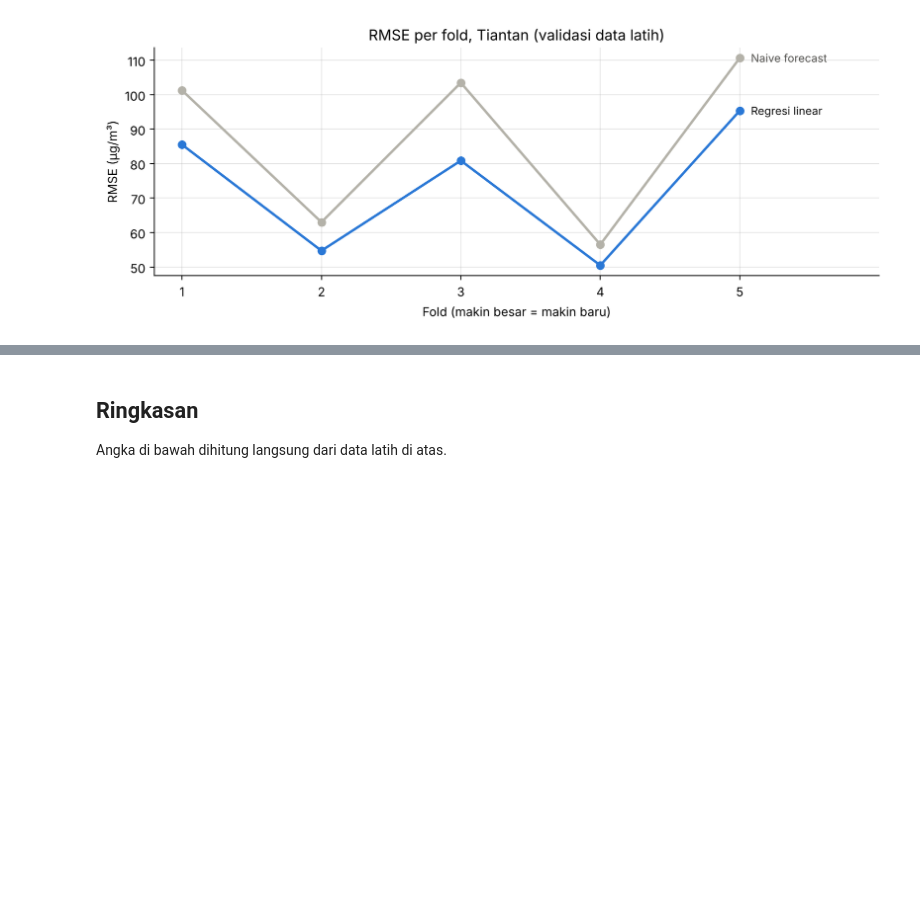
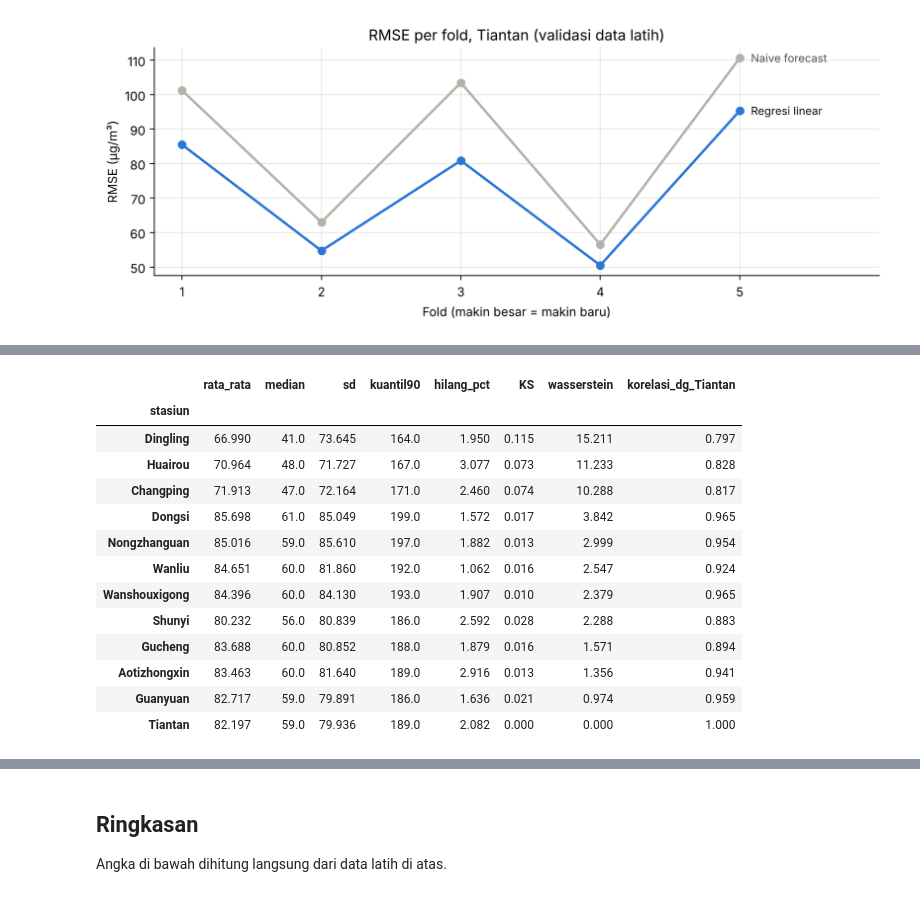
Before and after one commit to LippyyDev/Tugas-Machine-Learning-PM25-Beijing, a Jupyter notebook: Notebook/Tahap 2 EDA dan Praproses.ipynb, the cells around one changed output, grey strips where cells are left out. Drawn from its saved outputs; the diff is of its cells as text; code cells hidden in the pictures; blank space fills up the shorter version.

Commit message:
Pindahkan analisis forward fill dan stasiun uji ke notebook

```diff
--- a/Notebook/Tahap 2 EDA dan Praproses.ipynb
+++ b/Notebook/Tahap 2 EDA dan Praproses.ipynb
@@ -653,0 +753,31 @@ simpan_gambar("t4_01_baseline_rmse_per_fold.png")
+# %%
+from scipy.stats import ks_2samp, wasserstein_distance
+
+acuan = latih_tt["PM2.5"].dropna().values
+tab_dist = []
+for s, g in latih.groupby("station"):
+    v = g["PM2.5"].dropna().values
+    tab_dist.append(dict(stasiun=s, rata_rata=v.mean(), median=np.median(v), sd=v.std(), kuantil90=np.quantile(v, .9),
+                         hilang_pct=100 * g["PM2.5"].isna().mean(),
+                         KS=ks_2samp(v, acuan).statistic, wasserstein=wasserstein_distance(v, acuan)))
+tab_dist = pd.DataFrame(tab_dist).set_index("stasiun")
+piv = latih.pivot_table(index="waktu", columns="station", values="PM2.5")
+tab_dist["korelasi_dg_Tiantan"] = [piv[s].corr(piv[STASIUN]) for s in tab_dist.index]
+tab_dist = tab_dist.round(3).sort_values("wasserstein", ascending=False)
+tab_dist.to_csv(os.path.join(TABEL, "t2_tabel_distribusi_stasiun.csv"))
+tab_dist
+# %% [output]
+|  | rata_rata | median | sd | kuantil90 | hilang_pct | KS | wasserstein | korelasi_dg_Tiantan |
+| stasiun |  |  |  |  |  |  |  |  |
+| Dingling | 66.990 | 41.0 | 73.645 | 164.0 | 1.950 | 0.115 | 15.211 | 0.797 |
+| Huairou | 70.964 | 48.0 | 71.727 | 167.0 | 3.077 | 0.073 | 11.233 | 0.828 |
+| Changping | 71.913 | 47.0 | 72.164 | 171.0 | 2.460 | 0.074 | 10.288 | 0.817 |
+| Dongsi | 85.698 | 61.0 | 85.049 | 199.0 | 1.572 | 0.017 | 3.842 | 0.965 |
+| Nongzhanguan | 85.016 | 59.0 | 85.610 | 197.0 | 1.882 | 0.013 | 2.999 | 0.954 |
+| Wanliu | 84.651 | 60.0 | 81.860 | 192.0 | 1.062 | 0.016 | 2.547 | 0.924 |
+| Wanshouxigong | 84.396 | 60.0 | 84.130 | 193.0 | 1.907 | 0.010 | 2.379 | 0.965 |
+| Shunyi | 80.232 | 56.0 | 80.839 | 186.0 | 2.592 | 0.028 | 2.288 | 0.883 |
+| Gucheng | 83.688 | 60.0 | 80.852 | 188.0 | 1.879 | 0.016 | 1.571 | 0.894 |
+| Aotizhongxin | 83.463 | 60.0 | 81.640 | 189.0 | 2.916 | 0.013 | 1.356 | 0.941 |
+| Guanyuan | 82.717 | 59.0 | 79.891 | 186.0 | 1.636 | 0.021 | 0.974 | 0.959 |
+| Tiantan | 82.197 | 59.0 | 79.936 | 189.0 | 2.082 | 0.000 | 0.000 | 1.000 |
```
Also changed, not shown: parts of 8 cells of this notebook, 7 other files.
